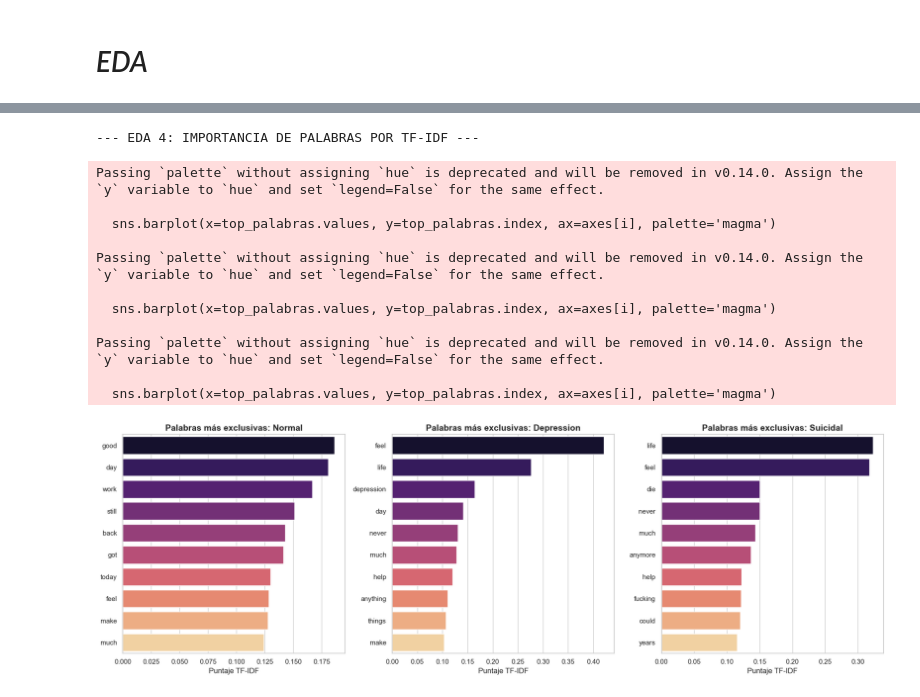
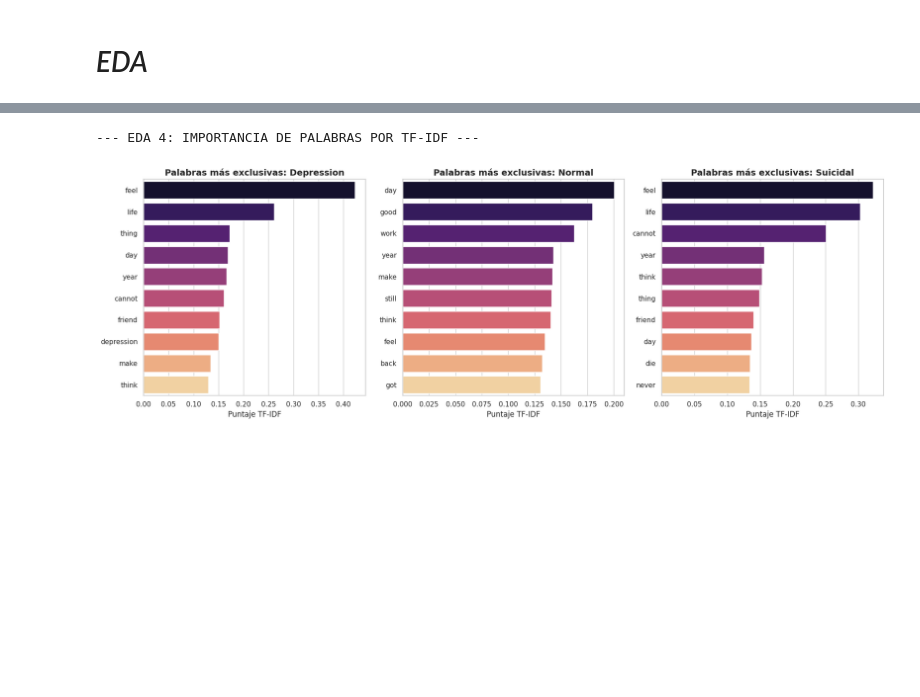
Before and after one commit to Nakamuros/1ACC0219-TP-TF-2026-01, a Jupyter notebook: TP_NLP.ipynb, the cells around one changed output, grey strips where cells are left out. Drawn from its saved outputs; the diff is of its cells as text; code cells hidden in the pictures; blank space fills up the shorter version.

```diff
--- a/TP_NLP.ipynb
+++ b/TP_NLP.ipynb
@@ -316,15 +418,14 @@ sns.set_theme(style="whitegrid")
 
 for i, clase in enumerate(clases_top3):
     todas_palabras = []
-    for tokens in df_top3[df_top3['status'] == clase]['tokens']:
+    for tokens in df[df['status'] == clase]['tokens']:
         todas_palabras.extend(tokens)
 
-    # Contar las 15 más comunes
     conteo = Counter(todas_palabras).most_common(15)
     df_conteo = pd.DataFrame(conteo, columns=['Palabra', 'Frecuencia'])
 
-    # Graficar
-    sns.barplot(data=df_conteo, x='Frecuencia', y='Palabra', ax=axes[i], palette='viridis')
+    sns.barplot(data=df_conteo, x='Frecuencia', y='Palabra', ax=axes[i],
+                hue='Palabra', palette='viridis', legend=False)
     axes[i].set_title(f'Top palabras: {clase}', fontsize=14, fontweight='bold')
     axes[i].set_xlabel('Frecuencia')
     axes[i].set_ylabel('')
@@ -354,19 +460,16 @@ fig, axes = plt.subplots(1, 3, figsize=(18, 6))
 
 for i, clase in enumerate(clases_top3):
     todos_bigramas = []
-    for tokens in df_top3[df_top3['status'] == clase]['tokens']:
-        # Generar bigramas para cada texto
+    for tokens in df[df['status'] == clase]['tokens']:
         pares = list(bigrams(tokens))
-        # Unir los pares en un solo string, ej: "feel sad"
         pares_str = [" ".join(par) for par in pares]
         todos_bigramas.extend(pares_str)
 
-    # Contar los 10 pares más comunes
     conteo_bi = Counter(todos_bigramas).most_common(10)
     df_conteo_bi = pd.DataFrame(conteo_bi, columns=['Bigrama', 'Frecuencia'])
 
-    # Graficar
-    sns.barplot(data=df_conteo_bi, x='Frecuencia', y='Bigrama', ax=axes[i], palette='magma')
+    sns.barplot(data=df_conteo_bi, x='Frecuencia', y='Bigrama', ax=axes[i],
+                hue='Bigrama', palette='magma', legend=False)
     axes[i].set_title(f'Top Bigramas: {clase}', fontsize=14, fontweight='bold')
     axes[i].set_xlabel('Frecuencia')
     axes[i].set_ylabel('')
@@ -394,26 +482,23 @@ Cuando aplicamos la función de limpieza y quitamos los signos de puntuación co
 # %%
 from textblob import TextBlob
 
-
 print("--- EDA 3: ANÁLISIS DE SENTIMIENTO (POLARIDAD) ---")
-
-df_top3['texto_limpio'] = df_top3['tokens'].apply(lambda x: ' '.join(x))
 
 def calcular_polaridad(texto):
     return TextBlob(str(texto)).sentiment.polarity
 
-print("Calculando sentimientos... (Esto puede tomar un par de minutos)")
-df_top3['polaridad'] = df_top3['texto_limpio'].apply(calcular_polaridad)
+print("Calculando sentimientos...")
+df['polaridad'] = df['tokens'].apply(lambda x: calcular_polaridad(' '.join(x)))
 
 fig, axes = plt.subplots(1, 2, figsize=(16, 6))
 sns.set_theme(style="whitegrid")
 
-sns.boxplot(data=df_top3, x='status', y='polaridad', palette='coolwarm', ax=axes[0])
+sns.boxplot(data=df, x='status', y='polaridad', hue='status', palette='coolwarm', legend=False, ax=axes[0])
 axes[0].set_title('Distribución de Sentimiento por Clase (Boxplot)', fontsize=14, fontweight='bold')
 axes[0].set_ylabel('Polaridad (-1 Negativo a 1 Positivo)')
 axes[0].set_xlabel('Estado Mental')
 
-sns.violinplot(data=df_top3, x='status', y='polaridad', palette='coolwarm', inner='quartile', ax=axes[1])
+sns.violinplot(data=df, x='status', y='polaridad', hue='status', palette='coolwarm', inner='quartile', legend=False, ax=axes[1])
 axes[1].set_title('Densidad del Sentimiento por Clase (Violinplot)', fontsize=14, fontweight='bold')
 axes[1].set_ylabel('Polaridad (-1 Negativo a 1 Positivo)')
 axes[1].set_xlabel('Estado Mental')
@@ -422,7 +507,7 @@ plt.tight_layout()
 plt.show()
 
 print("\nPromedio matemático de sentimiento por clase:")
-display(df_top3.groupby('status')['polaridad'].mean().round(4))
+display(df.groupby('status')['polaridad'].mean().round(4))
 # %% [output]
 --- EDA 3: ANÁLISIS DE SENTIMIENTO (POLARIDAD) ---
 Calculando sentimientos... (Esto puede tomar un par de minutos)
@@ -450,45 +527,35 @@ Name: polaridad, dtype: float64
 # %%
 from sklearn.feature_extraction.text import TfidfVectorizer
 
 print("--- EDA 4: IMPORTANCIA DE PALABRAS POR TF-IDF ---")
 
-textos_por_clase = df_top3.groupby('status')['texto_limpio'].apply(lambda x: ' '.join(x)).reset_index()
+textos_por_clase = df.groupby('status')['tokens'].apply(
+    lambda x: ' '.join([' '.join(t) for t in x])
+).reset_index()
+textos_por_clase.columns = ['status', 'texto']
 
-# Aplicamos TF-IDF (calculando la importancia de las palabras)
 tfidf = TfidfVectorizer(max_features=1000)
-matriz_tfidf = tfidf.fit_transform(textos_por_clase['texto_limpio'])
+matriz_tfidf = tfidf.fit_transform(textos_por_clase['texto'])
 
-# Convertimos los resultados a un DataFrame para visualizar
 df_tfidf = pd.DataFrame(matriz_tfidf.toarray(), columns=tfidf.get_feature_names_out())
 df_tfidf.index = textos_por_clase['status']
 
-#  Graficamos el Top 10 de palabras exclusivas por clase
 fig, axes = plt.subplots(1, 3, figsize=(18, 6))
+sns.set_theme(style="whitegrid")
 
 for i, clase in enumerate(clases_top3):
     top_palabras = df_tfidf.loc[clase].sort_values(ascending=False).head(10)
-
-    sns.barplot(x=top_palabras.values, y=top_palabras.index, ax=axes[i], palette='magma')
+    sns.barplot(x=top_palabras.values, y=top_palabras.index, ax=axes[i],
+                hue=top_palabras.index, palette='magma', legend=False)
     axes[i].set_title(f'Palabras más exclusivas: {clase}', fontsize=14, fontweight='bold')
     axes[i].set_xlabel('Puntaje TF-IDF')
     axes[i].set_ylabel('')
 
 plt.tight_layout()
 plt.show()
 # %% [output]
 --- EDA 4: IMPORTANCIA DE PALABRAS POR TF-IDF ---
-Passing `palette` without assigning `hue` is deprecated and will be removed in v0.14.0. Assign the `y` variable to `hue` and set `legend=False` for the same effect.
-
-  sns.barplot(x=top_palabras.values, y=top_palabras.index, ax=axes[i], palette='magma')
-
-Passing `palette` without assigning `hue` is deprecated and will be removed in v0.14.0. Assign the `y` variable to `hue` and set `legend=False` for the same effect.
-
-  sns.barplot(x=top_palabras.values, y=top_palabras.index, ax=axes[i], palette='magma')
-
-Passing `palette` without assigning `hue` is deprecated and will be removed in v0.14.0. Assign the `y` variable to `hue` and set `legend=False` for the same effect.
-
-  sns.barplot(x=top_palabras.values, y=top_palabras.index, ax=axes[i], palette='magma')
-[figure, old version]
+[figure, new version]
 # %%
 import pandas as pd
 import matplotlib.pyplot as plt
```
Also changed, not shown: parts of 27 cells of this notebook.
